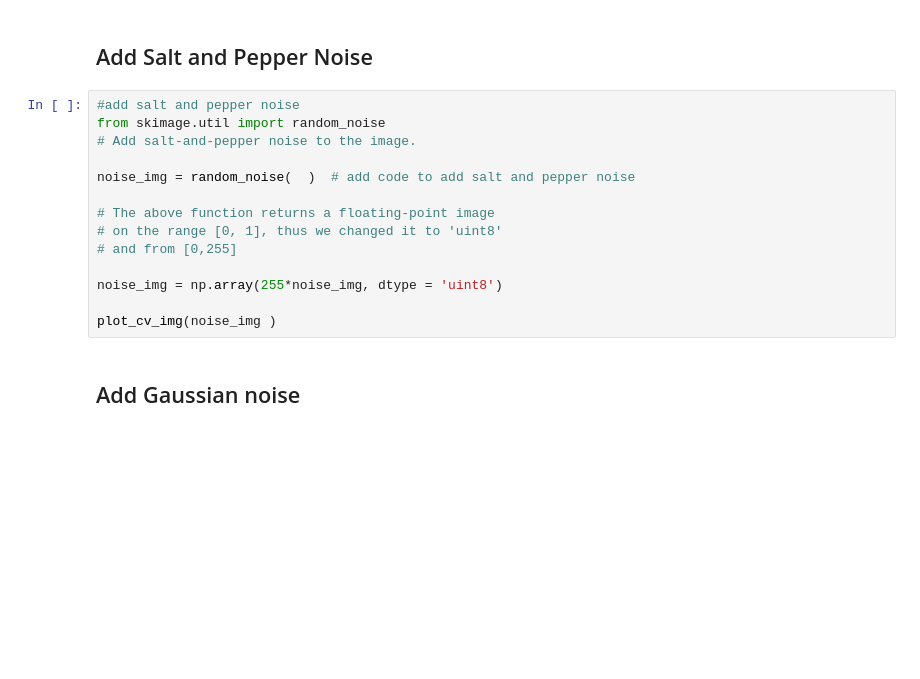
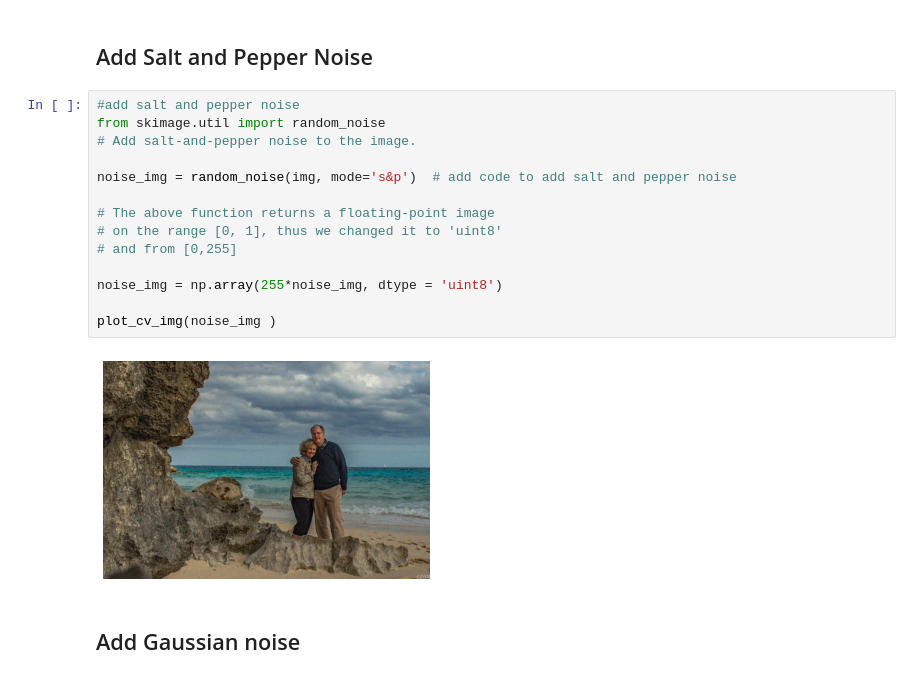
Before and after one commit to shaileshhemdev/hemdev-705.603Spring24, a Jupyter notebook: cvbasicsAssignment-main/ObjectDetection.ipynb, the cells around one changed output. Cells and saved outputs as stored; diff of their text form; blank space fills up the shorter version.

```diff
--- a/cvbasicsAssignment-main/ObjectDetection.ipynb
+++ b/cvbasicsAssignment-main/ObjectDetection.ipynb
@@ -95,17 +131,19 @@ plot_cv_img(img)
 # %%
 #add salt and pepper noise
 from skimage.util import random_noise
 # Add salt-and-pepper noise to the image.
 
-noise_img = random_noise(  )  # add code to add salt and pepper noise
+noise_img = random_noise(img, mode='s&p')  # add code to add salt and pepper noise
 
 # The above function returns a floating-point image
 # on the range [0, 1], thus we changed it to 'uint8'
 # and from [0,255]
 
 noise_img = np.array(255*noise_img, dtype = 'uint8')
 
 plot_cv_img(noise_img )
+# %% [output]
+[figure, added]
 # %% [markdown]
 ## Add Gaussian noise
 # %%
```
Also changed, not shown: parts of 9 cells of this notebook, 1 other file.
